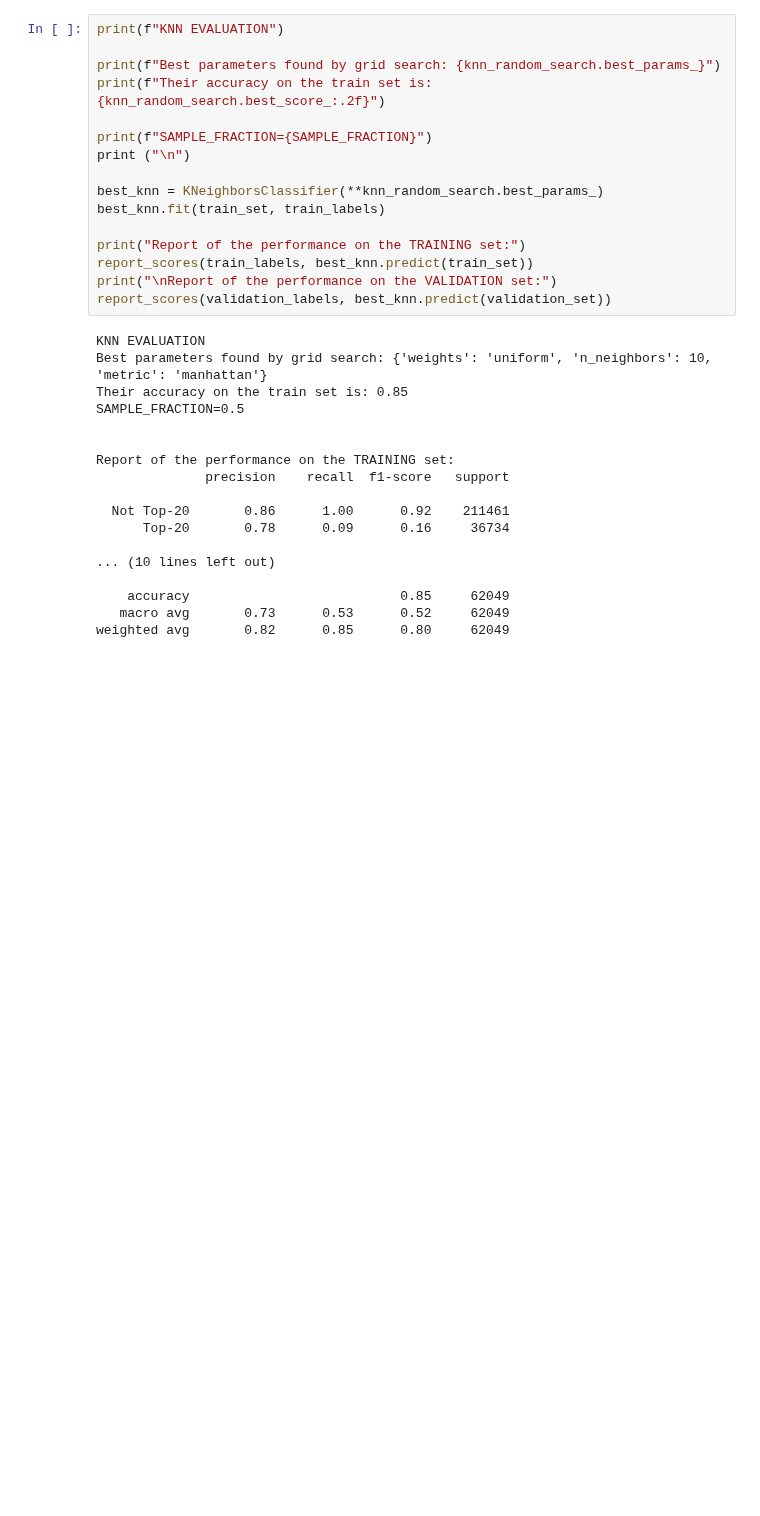
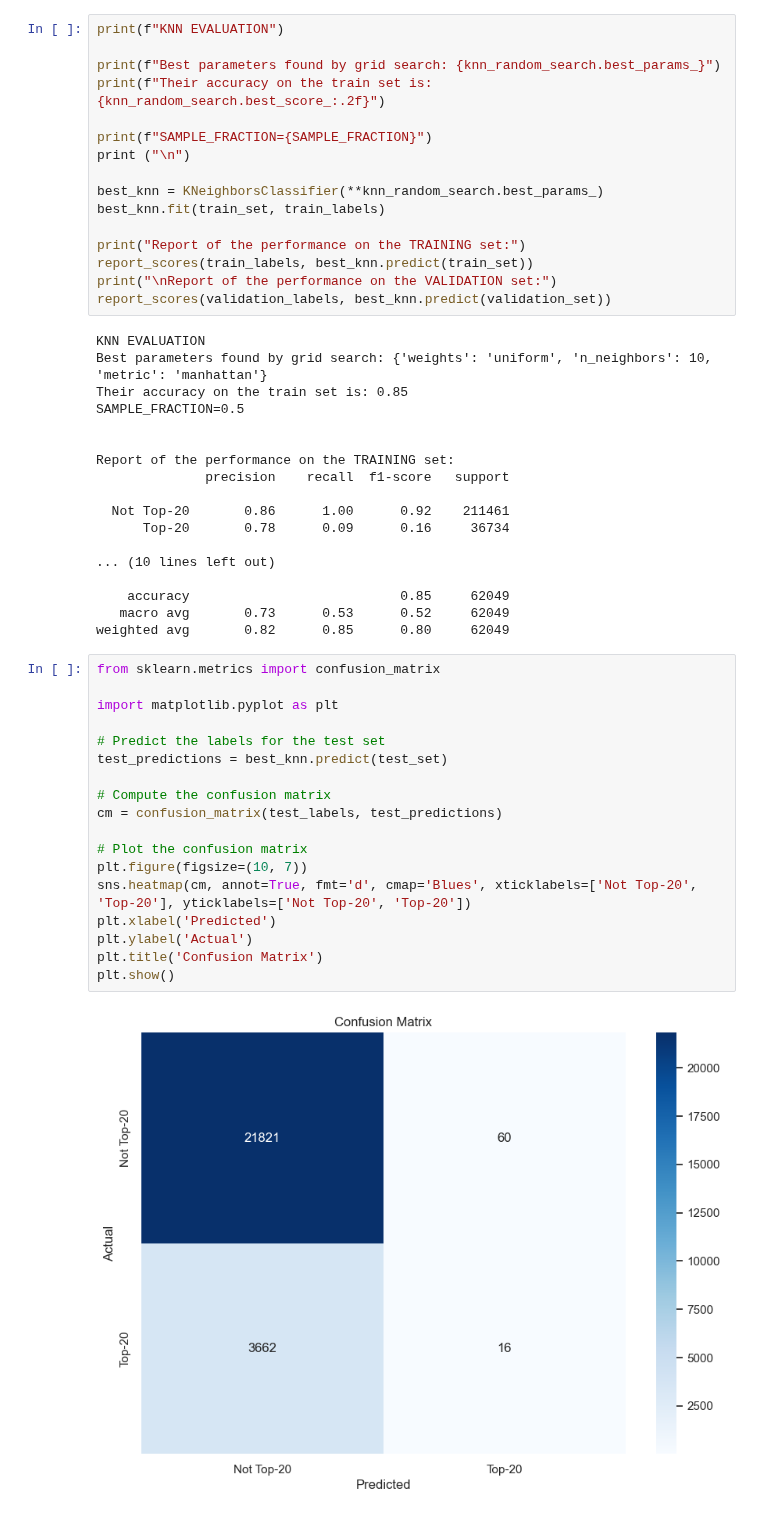
Before and after one commit to Emahhh/dm-project, a Jupyter notebook: prediction.ipynb, the cells around one changed output. Cells and saved outputs as stored; diff of their text form; blank space fills up the shorter version.

Commit message:
aggiunta confusion matrix

```diff
--- a/prediction.ipynb
+++ b/prediction.ipynb
@@ -274,3 +274,23 @@ Report of the performance on the TRAINING set:
     accuracy                           0.85     62049
    macro avg       0.73      0.53      0.52     62049
 weighted avg       0.82      0.85      0.80     62049
+# %%
+from sklearn.metrics import confusion_matrix
+
+import matplotlib.pyplot as plt
+
+# Predict the labels for the test set
+test_predictions = best_knn.predict(test_set)
+
+# Compute the confusion matrix
+cm = confusion_matrix(test_labels, test_predictions)
+
+# Plot the confusion matrix
+plt.figure(figsize=(10, 7))
+sns.heatmap(cm, annot=True, fmt='d', cmap='Blues', xticklabels=['Not Top-20', 'Top-20'], yticklabels=['Not Top-20', 'Top-20'])
+plt.xlabel('Predicted')
+plt.ylabel('Actual')
+plt.title('Confusion Matrix')
+plt.show()
+# %% [output]
+[figure, added]
```
